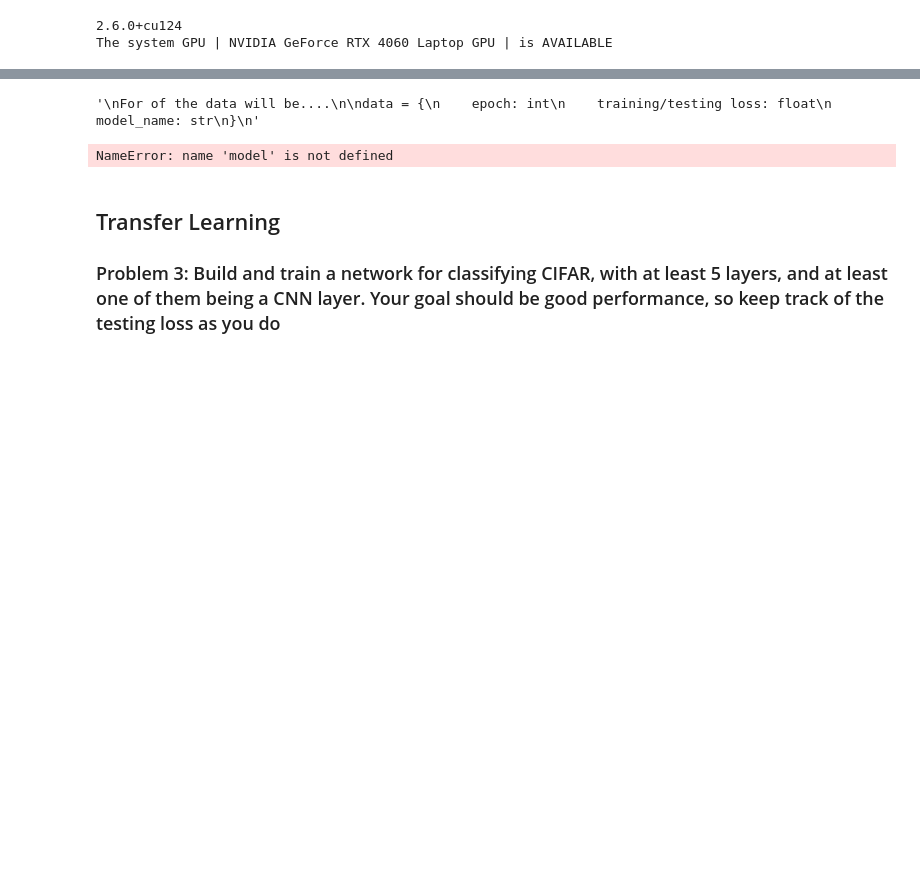
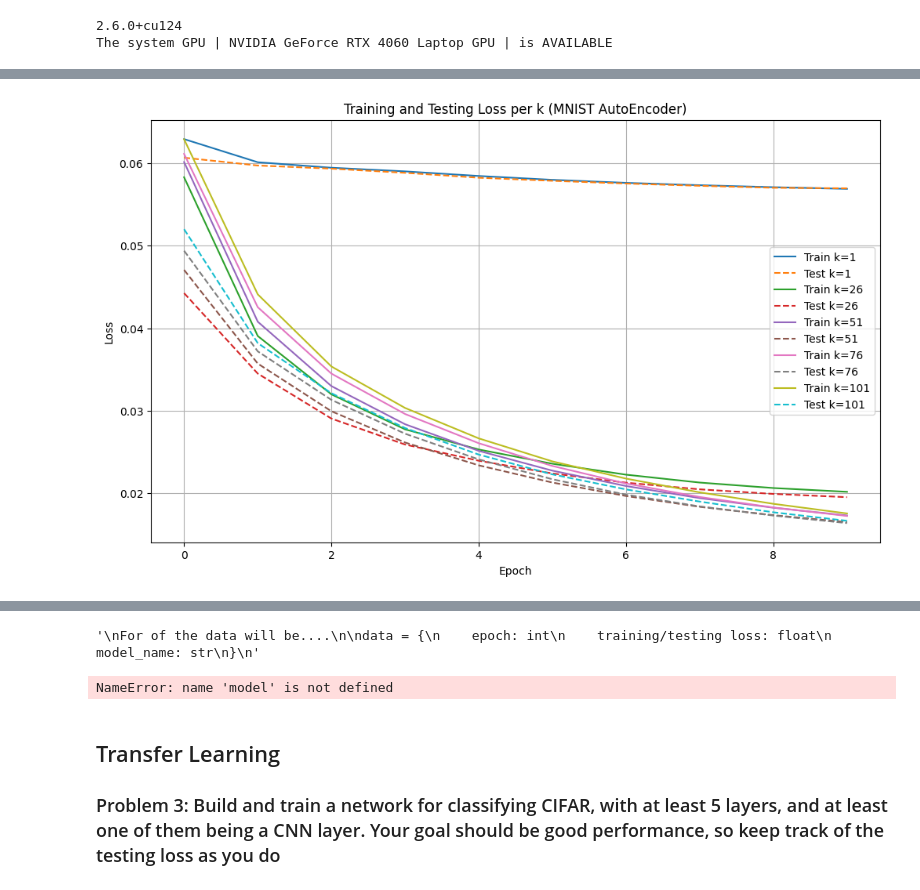
Before and after one commit to zm237/Intro-to-Deep-Learning-Projects, a Jupyter notebook: Project 2/Homework2.ipynb, the cells around one changed output, grey strips where cells are left out. Cells and saved outputs as stored; diff of their text form; code cells hidden in the pictures; blank space fills up the shorter version.

```diff
--- a/Project 2/Homework2.ipynb
+++ b/Project 2/Homework2.ipynb
@@ -207,0 +315,22 @@ plt.show()
+# %%
+# Get all unique k values
+ks = sorted(set(d["k"] for d in epoch_over_training_loss))
+
+plt.figure(figsize=(12, 7))
+for k in ks:
+    # Get epochs and losses for this k
+    epochs = [d["epoch"] for d in epoch_over_training_loss if d["k"] == k]
+    train_loss = [d["training_loss"] for d in epoch_over_training_loss if d["k"] == k]
+    test_loss = [d["testing_loss"] for d in epoch_over_testing_loss if d["k"] == k]
+
+    plt.plot(epochs, train_loss, label=f"Train k={k}")
+    plt.plot(epochs, test_loss, '--', label=f"Test k={k}")
+
+plt.xlabel("Epoch")
+plt.ylabel("Loss")
+plt.title("Training and Testing Loss per k (MNIST AutoEncoder)")
+plt.legend()
+plt.grid(True)
+plt.show()
+# %% [output]
+[figure, added]
```
Also changed, not shown: parts of 12 cells of this notebook.
